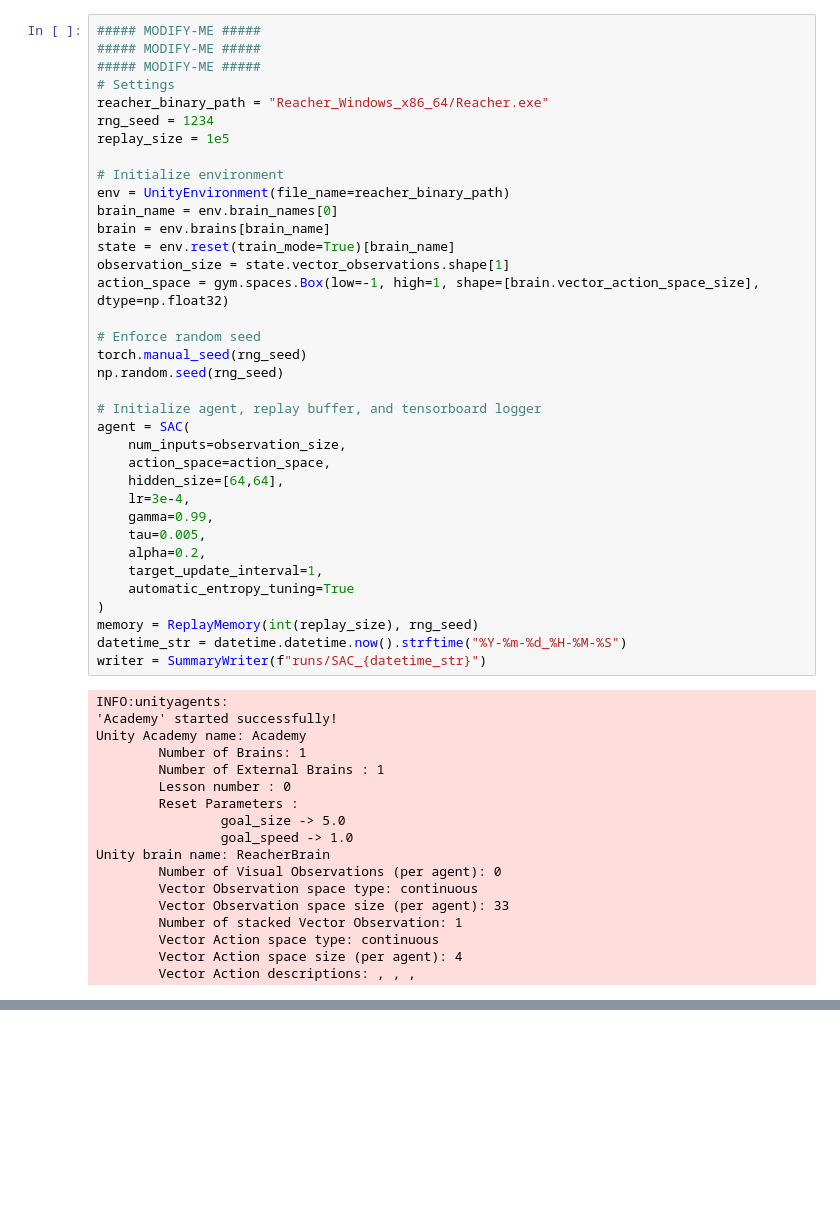
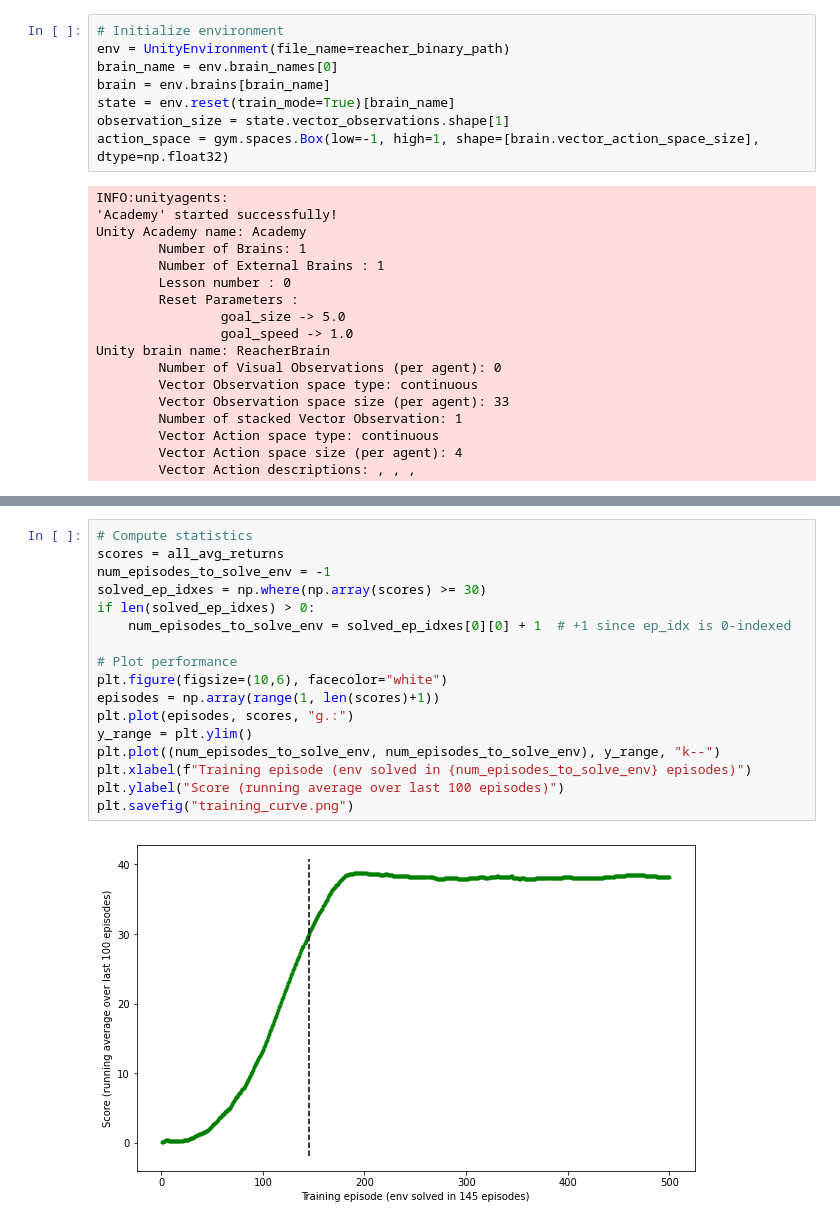
Before and after one commit to anqixu/deep-reinforcement-learning, a Jupyter notebook: p2_continuous-control/Continuous_Control.ipynb, the cells around one changed output, grey strips where cells are left out. Saved outputs shown, nothing was run; the diff lists cells and outputs as text; blank space fills up the shorter version.

```diff
--- a/p2_continuous-control/Continuous_Control.ipynb
+++ b/p2_continuous-control/Continuous_Control.ipynb
@@ -111,12 +132,4 @@ env_info = env.reset(train_mode=True)[brain_name]
 # %%
-##### MODIFY-ME #####
-##### MODIFY-ME #####
-##### MODIFY-ME #####
-# Settings
-reacher_binary_path = "Reacher_Windows_x86_64/Reacher.exe"
-rng_seed = 1234
-replay_size = 1e5
-
 # Initialize environment
 env = UnityEnvironment(file_name=reacher_binary_path)
 brain_name = env.brain_names[0]
@@ -124,26 +137,6 @@ brain = env.brains[brain_name]
 state = env.reset(train_mode=True)[brain_name]
 observation_size = state.vector_observations.shape[1]
 action_space = gym.spaces.Box(low=-1, high=1, shape=[brain.vector_action_space_size], dtype=np.float32)
-
-# Enforce random seed
-torch.manual_seed(rng_seed)
-np.random.seed(rng_seed)
-
-# Initialize agent, replay buffer, and tensorboard logger
-agent = SAC(
-    num_inputs=observation_size,
-    action_space=action_space,
-    hidden_size=[64,64],
-    lr=3e-4,
-    gamma=0.99,
-    tau=0.005,
-    alpha=0.2,
-    target_update_interval=1,
-    automatic_entropy_tuning=True
-)
-memory = ReplayMemory(int(replay_size), rng_seed)
-datetime_str = datetime.datetime.now().strftime("%Y-%m-%d_%H-%M-%S")
-writer = SummaryWriter(f"runs/SAC_{datetime_str}")
 # %% [output]
 INFO:unityagents:
 'Academy' started successfully!
@@ -217,0 +254,19 @@ env.close()
+# %%
+# Compute statistics
+scores = all_avg_returns
+num_episodes_to_solve_env = -1
+solved_ep_idxes = np.where(np.array(scores) >= 30)
+if len(solved_ep_idxes) > 0:
+    num_episodes_to_solve_env = solved_ep_idxes[0][0] + 1  # +1 since ep_idx is 0-indexed
+
+# Plot performance
+plt.figure(figsize=(10,6), facecolor="white")
+episodes = np.array(range(1, len(scores)+1))
+plt.plot(episodes, scores, "g.:")
+y_range = plt.ylim()
+plt.plot((num_episodes_to_solve_env, num_episodes_to_solve_env), y_range, "k--")
+plt.xlabel(f"Training episode (env solved in {num_episodes_to_solve_env} episodes)")
+plt.ylabel("Score (running average over last 100 episodes)")
+plt.savefig("training_curve.png")
+# %% [output]
+[figure, added]
```
Also changed, not shown: parts of 8 cells of this notebook, 9 other files.
